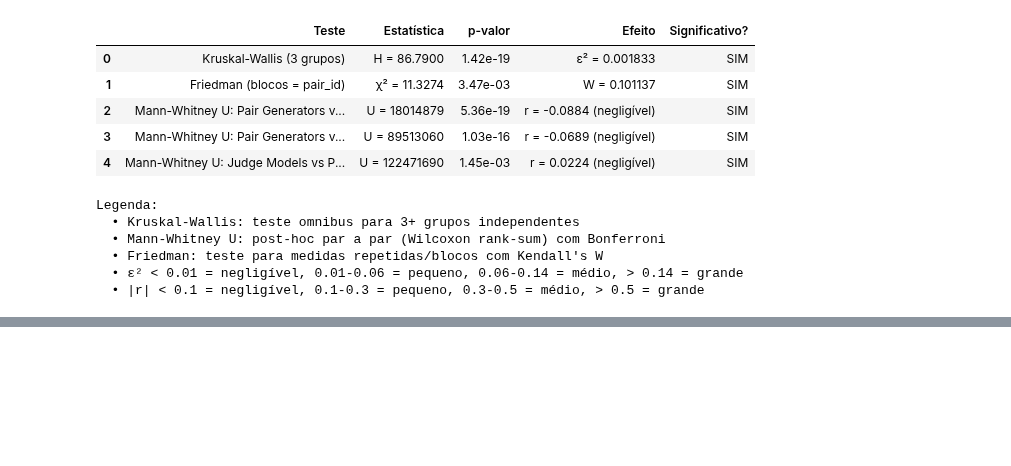
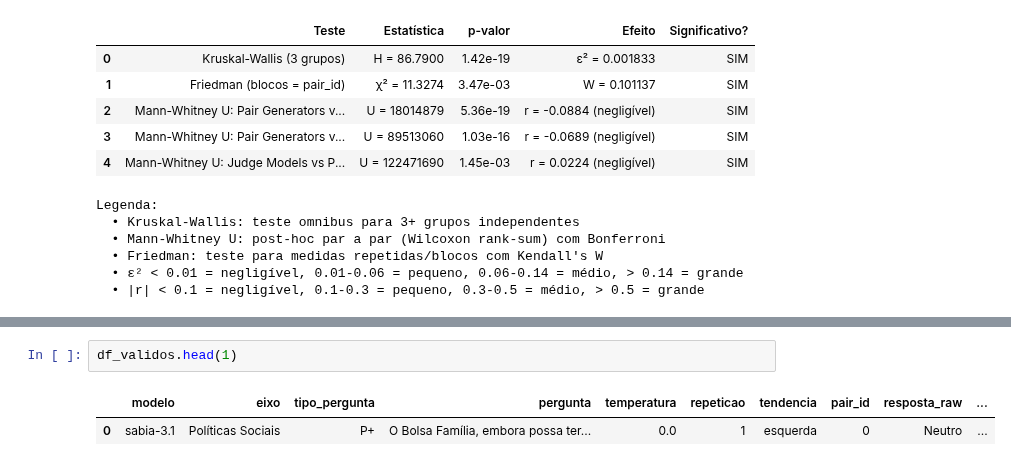
Before and after one commit to graphs4ai/ideological_chameleons, a Jupyter notebook: analise_estatistica.ipynb, the cells around one changed output, grey strips where cells are left out. Saved outputs shown, nothing was run; the diff lists cells and outputs as text; blank space fills up the shorter version.

```diff
--- a/analise_estatistica.ipynb
+++ b/analise_estatistica.ipynb
@@ -887,0 +910,5 @@ Legenda:
+# %%
+df_validos.head(1)
+# %% [output]
+|  | modelo | eixo | tipo_pergunta | pergunta | temperatura | repeticao | tendencia | pair_id | resposta_raw | ... |
+| 0 | sabia-3.1 | Políticas Sociais | P+ | O Bolsa Família, embora possa ter... | 0.0 | 1 | esquerda | 0 | Neutro | ... |
```
Also changed, not shown: parts of 10 cells of this notebook.
